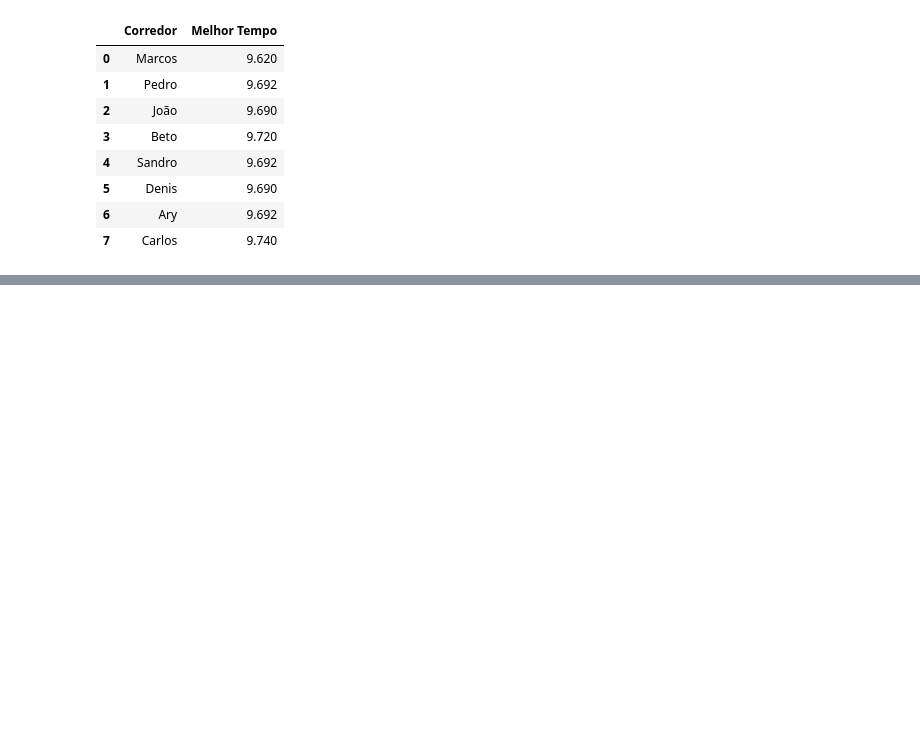
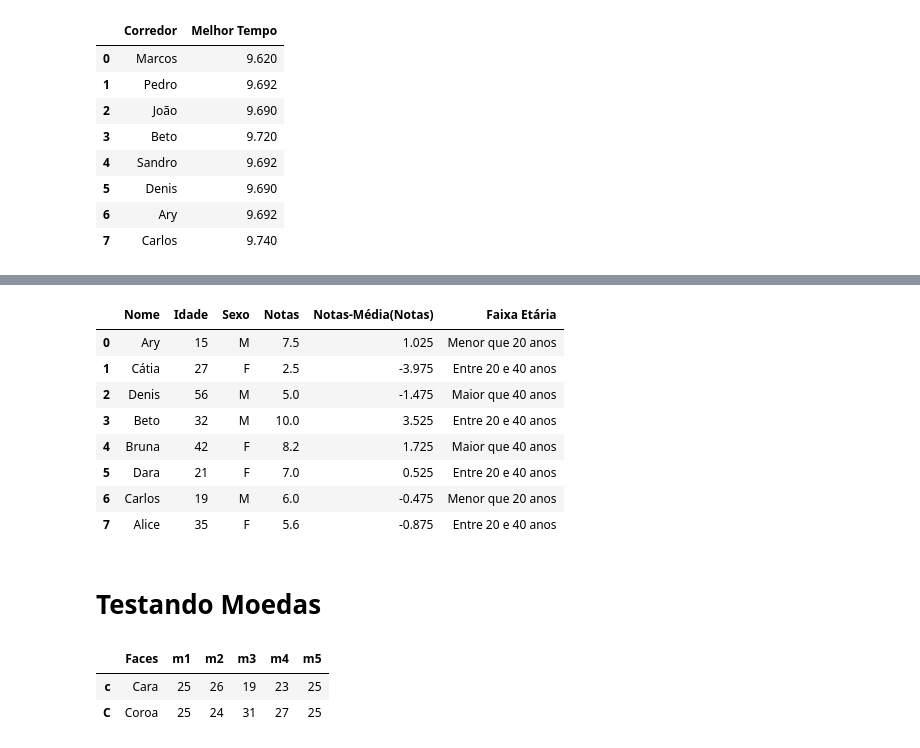
Before and after one commit to pedrosoale/python-para-data-science, a Jupyter notebook: 4_Pandas_tratando_analisando_dados/exercicios.ipynb, the cells around one changed output, grey strips where cells are left out. Cells and saved outputs as stored; diff of their text form; code cells hidden in the pictures; blank space fills up the shorter version.

```diff
--- a/4_Pandas_tratando_analisando_dados/exercicios.ipynb
+++ b/4_Pandas_tratando_analisando_dados/exercicios.ipynb
@@ -263,0 +285,24 @@ atletas
+# %%
+alunos['Notas-Média(Notas)'] = alunos['Notas'].apply(lambda x: x - alunos['Notas'].mean())
+# %%
+alunos['Faixa Etária'] = alunos['Idade'].apply(lambda x: 'Menor que 20 anos' if x < 20
+       else ('Entre 20 e 40 anos' if (x >= 20 and x <= 40)
+             else 'Maior que 40 anos'))
+# %%
+alunos['Faixa Etária'] = alunos['Idade'].apply(lambda x: 'Menor que 20 anos' if x < 20 else ('Entre 20 e 40 anos' if (x >= 20 and x <= 40) else 'Maior que 40 anos'))
+# %%
+alunos['Notas-Média(Notas)'] = alunos.Notas - alunos.Notas.mean()
+# %%
+alunos
+# %% [output]
+|  | Nome | Idade | Sexo | Notas | Notas-Média(Notas) | Faixa Etária |
+| 0 | Ary | 15 | M | 7.5 | 1.025 | Menor que 20 anos |
+| 1 | Cátia | 27 | F | 2.5 | -3.975 | Entre 20 e 40 anos |
+| 2 | Denis | 56 | M | 5.0 | -1.475 | Maior que 40 anos |
+| 3 | Beto | 32 | M | 10.0 | 3.525 | Entre 20 e 40 anos |
+| 4 | Bruna | 42 | F | 8.2 | 1.725 | Maior que 40 anos |
+| 5 | Dara | 21 | F | 7.0 | 0.525 | Entre 20 e 40 anos |
+| 6 | Carlos | 19 | M | 6.0 | -0.475 | Menor que 20 anos |
+| 7 | Alice | 35 | F | 5.6 | -0.875 | Entre 20 e 40 anos |
+# %% [markdown]
+# Testando Moedas
@@ -263,0 +315,19 @@ atletas
+# %%
+
+eventos = {'m1': list(m1),
+           'm2': list(m2),
+           'm3': list(m3),
+           'm4': list(m4),
+           'm5': list(m5)}
+moedas = pd.DataFrame(eventos)
+df = pd.DataFrame(data=['Cara', 'Coroa'],
+                  index=['c', 'C'],
+                  columns=['Faces'])
+for item in moedas:
+    df = pd.concat([df, moedas[item].value_counts()],
+                   axis=1)
+df
+# %% [output]
+|  | Faces | m1 | m2 | m3 | m4 | m5 |
+| c | Cara | 25 | 26 | 19 | 23 | 25 |
+| C | Coroa | 25 | 24 | 31 | 27 | 25 |
```
Also changed, not shown: parts of 4 cells of this notebook, 3 other files.
